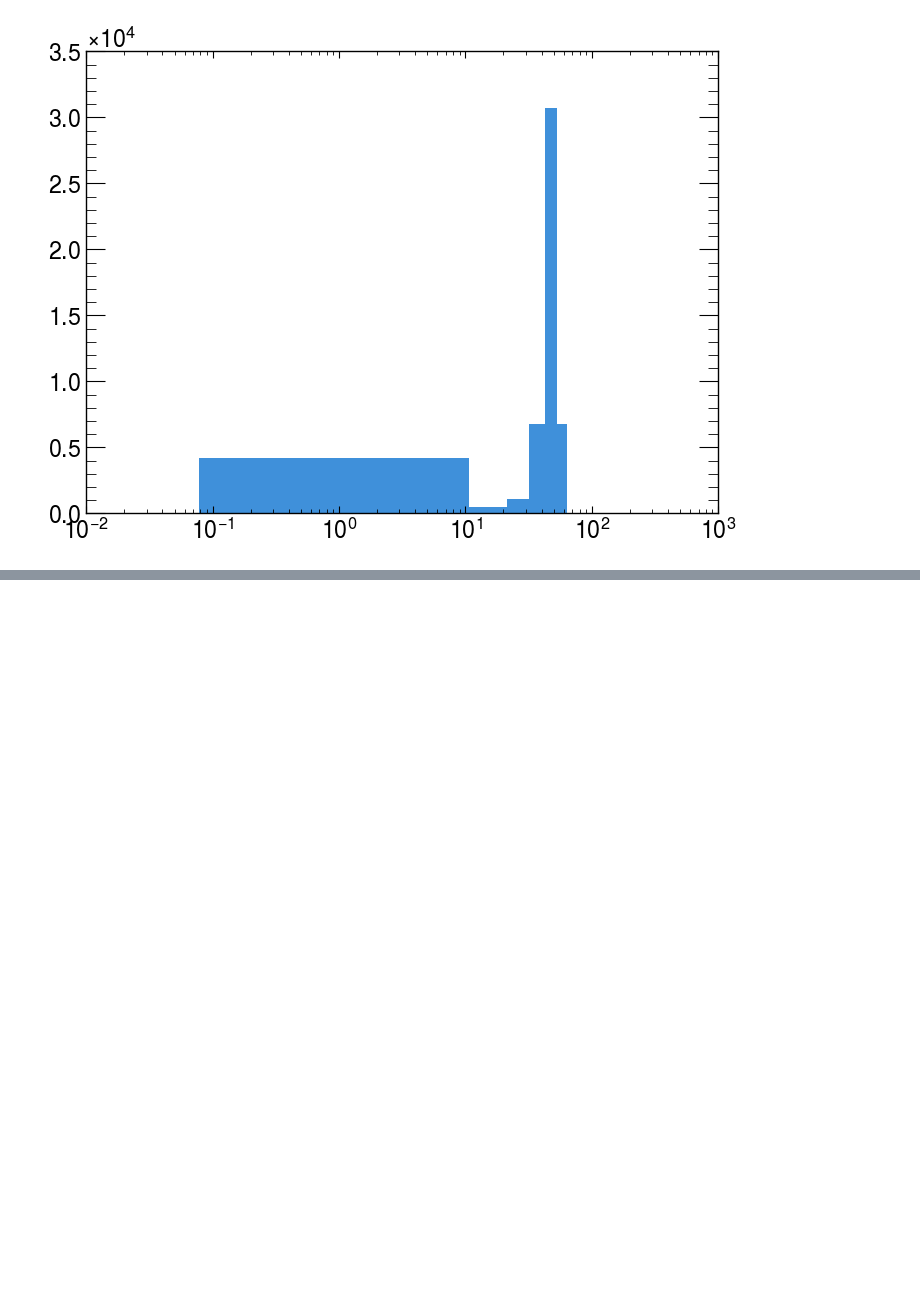
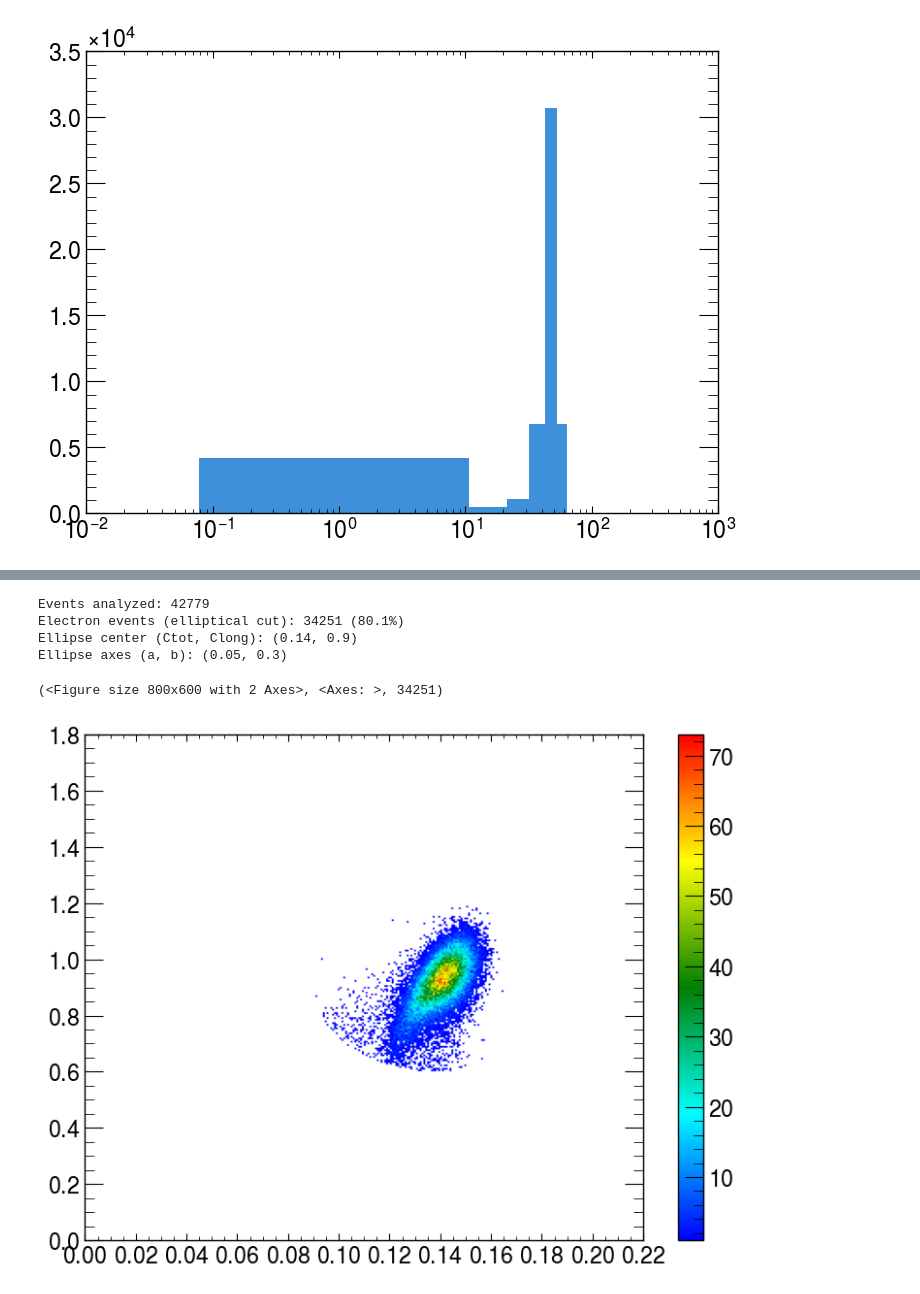
Before and after one commit to kandels/tiletbana, a Jupyter notebook: checks.ipynb, the cells around one changed output, grey strips where cells are left out. Drawn from its saved outputs; the diff is of its cells as text; code cells hidden in the pictures; blank space fills up the shorter version.

```diff
--- a/checks.ipynb
+++ b/checks.ipynb
@@ -245,0 +280,13 @@ plt.xscale('log')
+# %%
+# method elliptical cut
+electron_indices = helpers.ParticleSeparator(h1000=f).pure_electron_events(cell='A3', ctot=ctot, clong=clong, elec_had_indices=elec_had_ind)
+el_ctot = helpers.ParticleSeparator(h1000=f).compute_ctot(cell='A3', events=electron_indices)
+el_clong = helpers.ParticleSeparator(h1000=f).compute_clong(cell='A3', beam_energy=energy, events=electron_indices)
+helpers.root_like_histogram(x=el_ctot, y=el_clong, xmin=0, xmax=0.22, ymin=0, ymax=1.8, n_xbins=300, n_ybins=300, x_inc=0.02, y_inc=0.2)
+# %% [output]
+Events analyzed: 42779
+Electron events (elliptical cut): 34251 (80.1%)
+Ellipse center (Ctot, Clong): (0.14, 0.9)
+Ellipse axes (a, b): (0.05, 0.3)
+(<Figure size 800x600 with 2 Axes>, <Axes: >, 34251)
+[figure, added]
```
Also changed, not shown: parts of 5 cells of this notebook, 1 other file.
